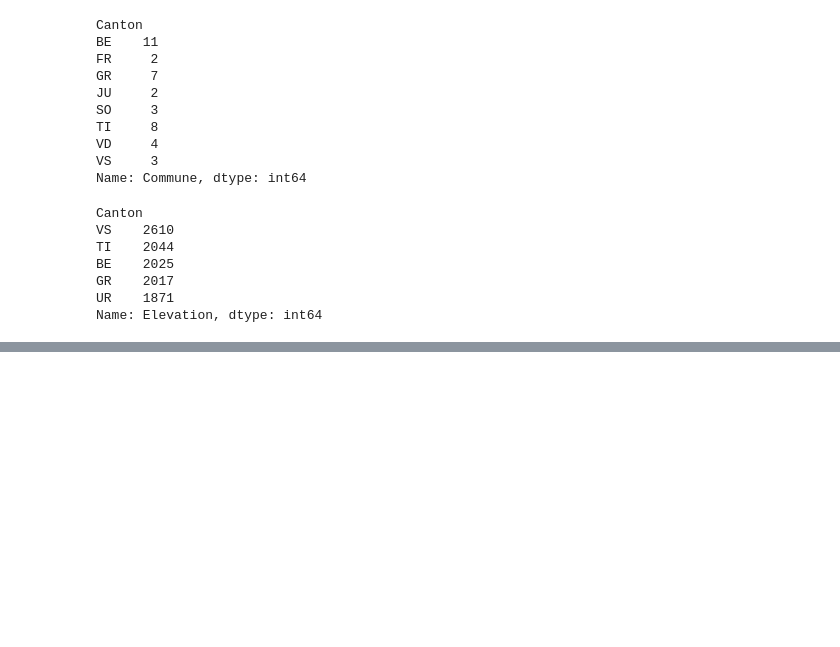
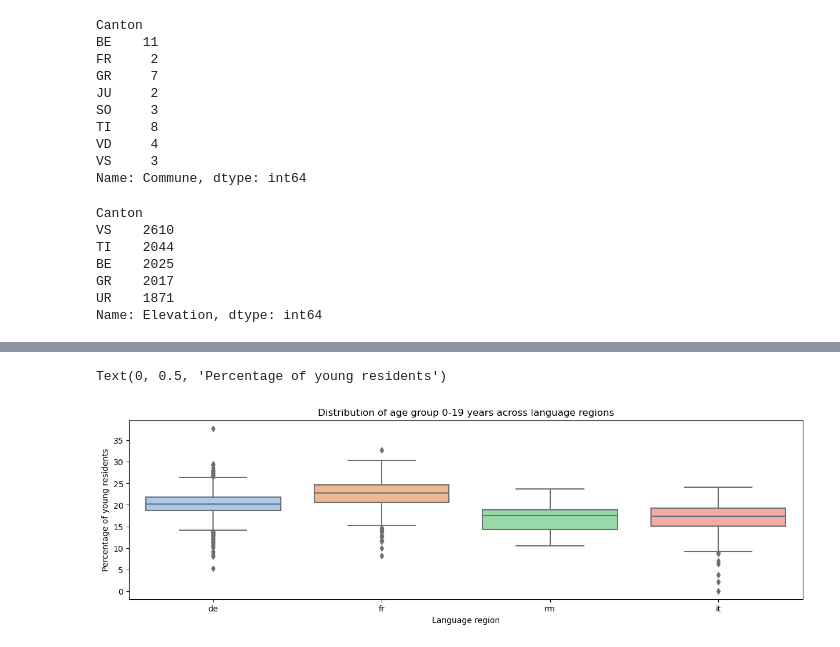
Before and after one commit to CarlosP333/Project-1, a Jupyter notebook: communes_solution.ipynb, the cells around one changed output, grey strips where cells are left out. Drawn from its saved outputs; the diff is of its cells as text; code cells hidden in the pictures; blank space fills up the shorter version.

```diff
--- a/communes_solution.ipynb
+++ b/communes_solution.ipynb
@@ -209,0 +261,11 @@ Name: Elevation, dtype: int64
+# %%
+# 4 Distribution of age group 0-19 yrs across Language regions (Violin Plot)
+
+plt.figure(figsize=(15, 4))
+sns.boxplot(x="Language", y="0-19 years", data=df, palette="pastel")
+plt.title("Distribution of age group 0-19 years across language regions")
+plt.xlabel("Language region")
+plt.ylabel("Percentage of young residents")
+# %% [output]
+Text(0, 0.5, 'Percentage of young residents')
+[figure, added]
```
Also changed, not shown: parts of 15 cells of this notebook.
